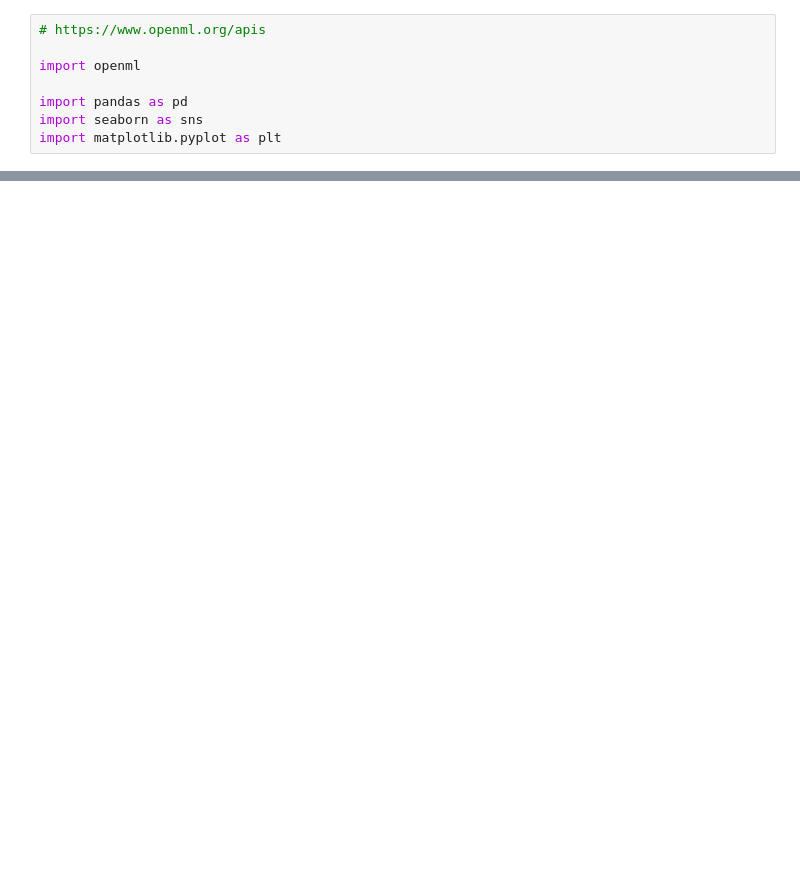
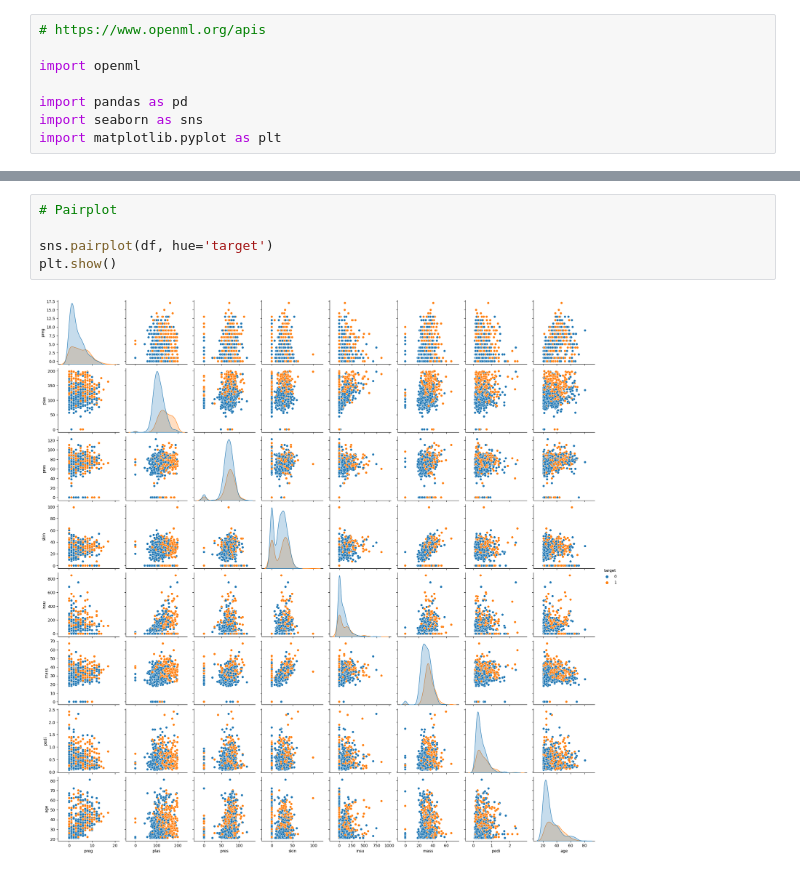
Before and after one commit to PRCSousa/ML-Assignment1, a Jupyter notebook: main.ipynb, the cells around one changed output, grey strips where cells are left out. Saved outputs shown, nothing was run; the diff lists cells and outputs as text; blank space fills up the shorter version.

```diff
--- a/main.ipynb
+++ b/main.ipynb
@@ -36,0 +43,7 @@ df.head()
+# %%
+# Pairplot
+
+sns.pairplot(df, hue='target')
+plt.show()
+# %% [output]
+[figure, added]
```
Also changed, not shown: parts of 3 cells of this notebook.
